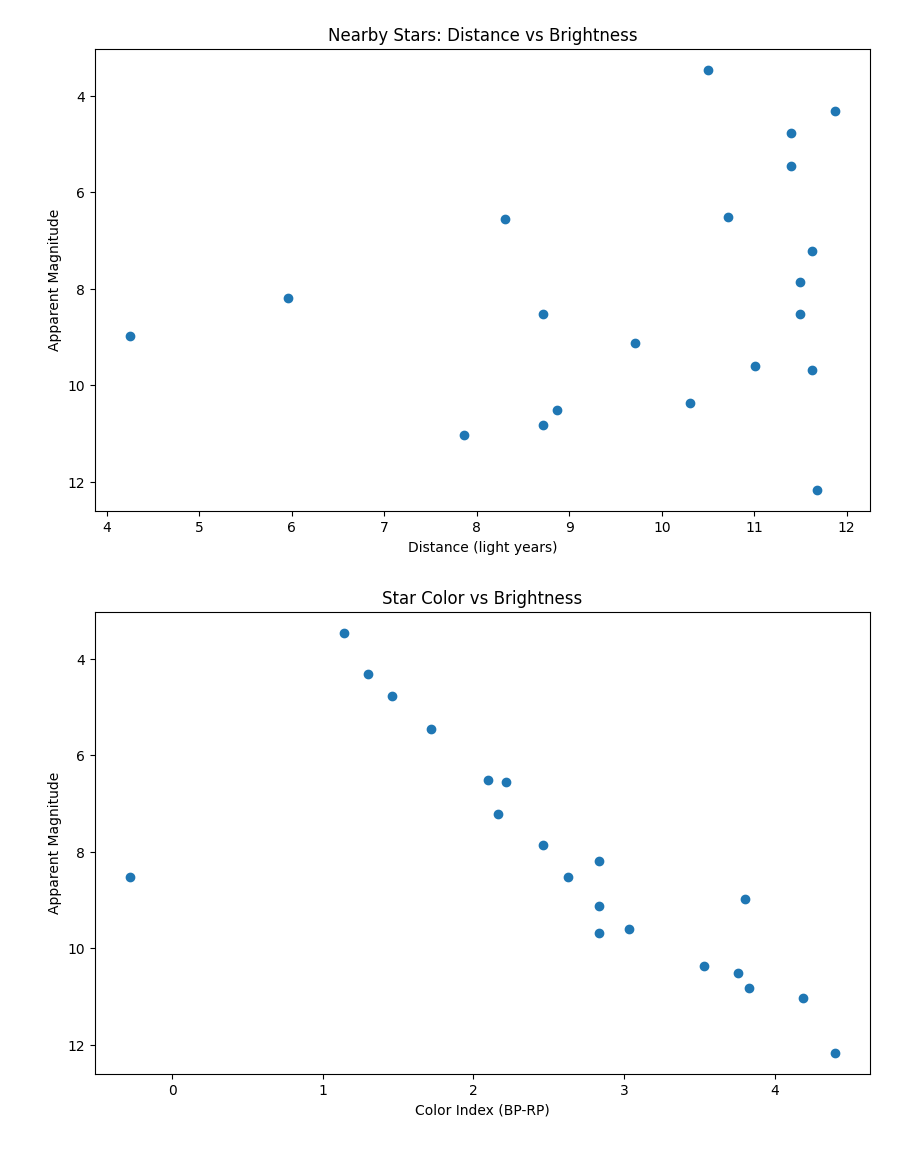
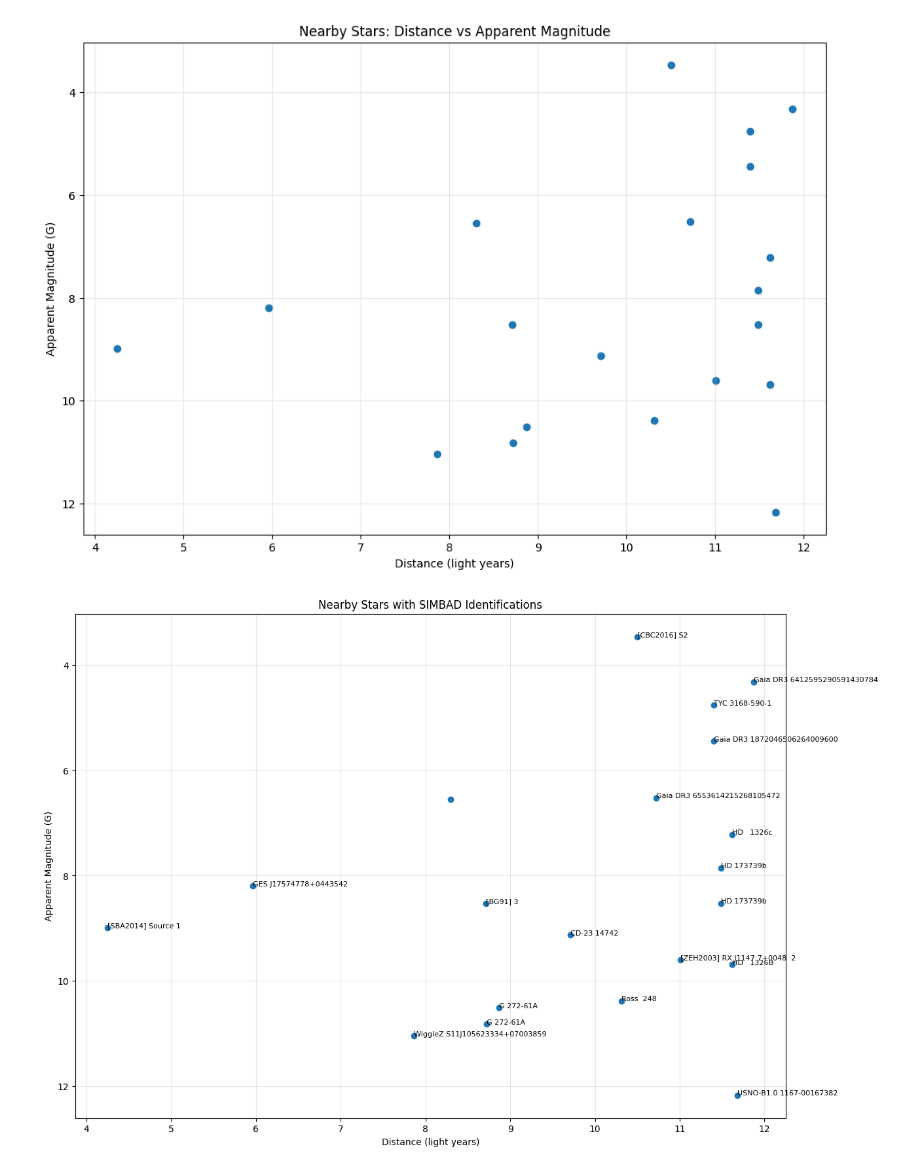
Before and after one commit to daciomedina/astronomy-data-api, a Jupyter notebook: notebooks/nearest_stars_analysis.ipynb, the cells around one changed output. Drawn from its saved outputs; the diff is of its cells as text; code cells hidden in the pictures.

Commit message:
Add Gaia/SIMBAD stellar analysis notebook with HR diagrams

```diff
--- a/notebooks/nearest_stars_analysis.ipynb
+++ b/notebooks/nearest_stars_analysis.ipynb
@@ -1,10 +1,31 @@
 # %%
+import json
+
 import pandas as pd
+import matplotlib.pyplot as plt
+import numpy as np
 
-df = pd.read_json("../data/gaia_nearby_stars.json")
+with open("../data/gaia_nearby_stars_enriched.json", "r") as f:
+    stars = json.load(f)
+
+df = pd.DataFrame(stars)
 
 df.head()
 
+df["display_name"] = df["name"].fillna(
+    df["source_id"].astype(str)
+)
+
+df["distance_pc"] = (
+    df["distance_light_years"] / 3.26156
+)
+
+df["absolute_magnitude"] = (
+    df["phot_g_mean_mag"]
+    - 5 * np.log10(df["distance_pc"])
+    + 5
+)
+
 df.columns
 # %% [output]
 Index(['source_id', 'ra', 'dec', 'parallax', 'distance_light_years',
@@ -27,36 +49,49 @@ df.sort_values("distance_light_years").head(10)
 # %%
-import matplotlib.pyplot as plt
-
-plt.figure(figsize=(10, 6))
+plt.figure(figsize=(12, 8))
 
 plt.scatter(
     df["distance_light_years"],
     df["phot_g_mean_mag"],
 )
 
 plt.xlabel("Distance (light years)")
-plt.ylabel("Apparent Magnitude")
-plt.title("Nearby Stars: Distance vs Brightness")
+plt.ylabel("Apparent Magnitude (G)")
+plt.title("Nearby Stars: Distance vs Apparent Magnitude")
 
 plt.gca().invert_yaxis()
 
+plt.grid(alpha=0.3)
+
 plt.show()
 # %% [output]
-[figure, old version]
+[figure, new version]
 # %%
-plt.figure(figsize=(10, 6))
+plt.figure(figsize=(14, 10))
 
-scatter = plt.scatter(
-    df["bp_rp"],
+plt.scatter(
+    df["distance_light_years"],
     df["phot_g_mean_mag"],
 )
 
-plt.xlabel("Color Index (BP-RP)")
-plt.ylabel("Apparent Magnitude")
-plt.title("Star Color vs Brightness")
+for _, row in df.iterrows():
+
+    if pd.notna(row["name"]):
+
+        plt.text(
+            row["distance_light_years"],
+            row["phot_g_mean_mag"],
+            row["display_name"],
+            fontsize=8,
+        )
+
+plt.xlabel("Distance (light years)")
+plt.ylabel("Apparent Magnitude (G)")
+plt.title("Nearby Stars with SIMBAD Identifications")
 
 plt.gca().invert_yaxis()
 
+plt.grid(alpha=0.3)
+
 plt.show()
 # %% [output]
-[figure, old version]
+[figure, new version]
```
Also changed, not shown: parts of 6 cells of this notebook.
